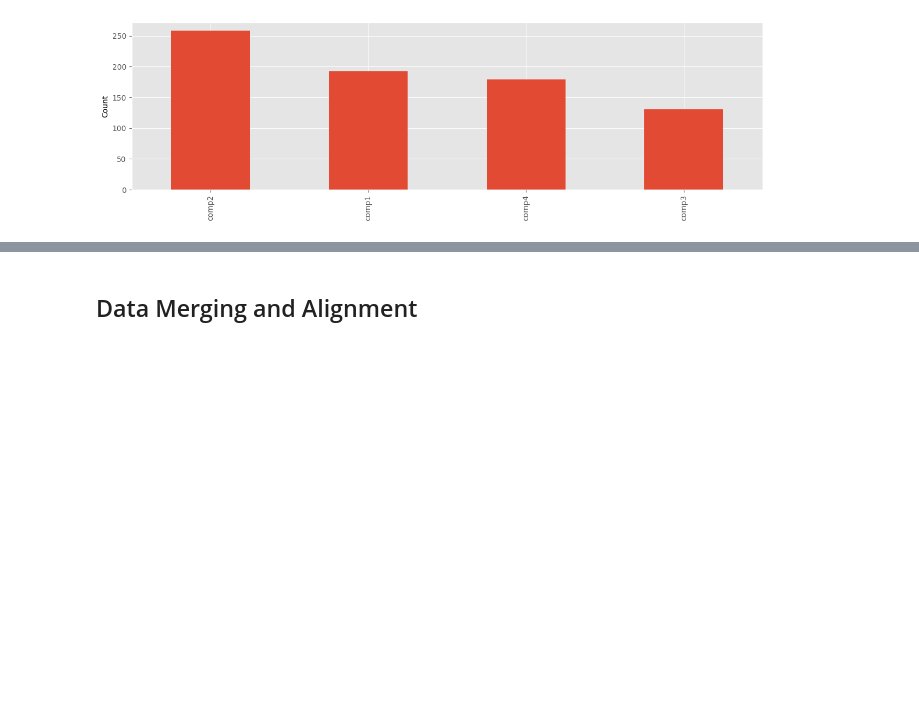
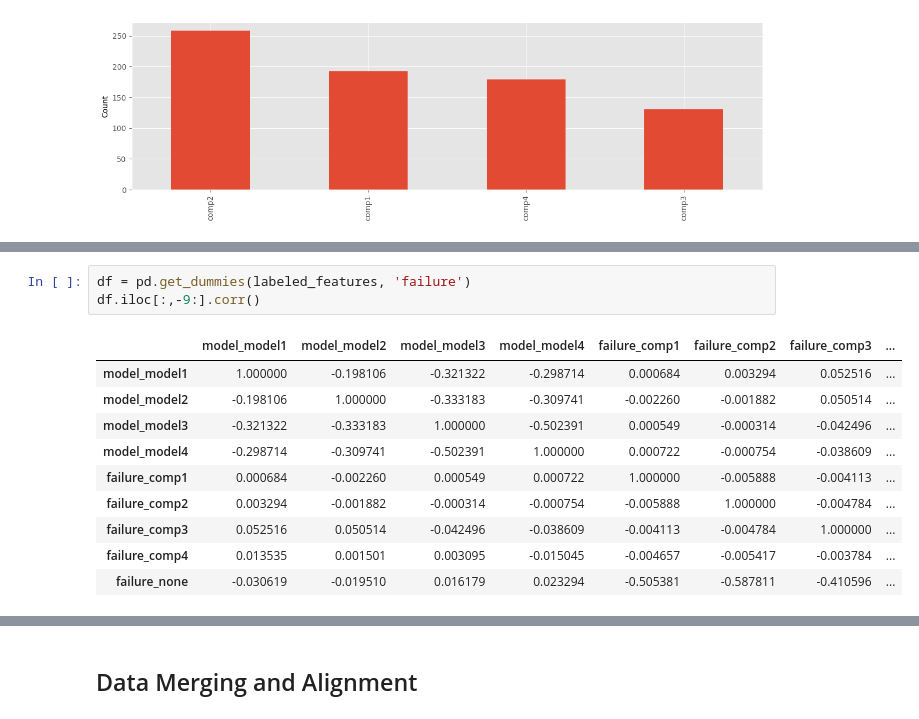
Before and after one commit to gpanagioto/-mbml-predictive-maintenance, a Jupyter notebook: model_analysis.ipynb, the cells around one changed output, grey strips where cells are left out. Saved outputs shown, nothing was run; the diff lists cells and outputs as text; blank space fills up the shorter version.

```diff
--- a/model_analysis.ipynb
+++ b/model_analysis.ipynb
@@ -252,0 +343,14 @@ Name: failure, dtype: int64
+# %%
+df = pd.get_dummies(labeled_features, 'failure')
+df.iloc[:,-9:].corr()
+# %% [output]
+|  | model_model1 | model_model2 | model_model3 | model_model4 | failure_comp1 | failure_comp2 | failure_comp3 | ... |
+| model_model1 | 1.000000 | -0.198106 | -0.321322 | -0.298714 | 0.000684 | 0.003294 | 0.052516 | ... |
+| model_model2 | -0.198106 | 1.000000 | -0.333183 | -0.309741 | -0.002260 | -0.001882 | 0.050514 | ... |
+| model_model3 | -0.321322 | -0.333183 | 1.000000 | -0.502391 | 0.000549 | -0.000314 | -0.042496 | ... |
+| model_model4 | -0.298714 | -0.309741 | -0.502391 | 1.000000 | 0.000722 | -0.000754 | -0.038609 | ... |
+| failure_comp1 | 0.000684 | -0.002260 | 0.000549 | 0.000722 | 1.000000 | -0.005888 | -0.004113 | ... |
+| failure_comp2 | 0.003294 | -0.001882 | -0.000314 | -0.000754 | -0.005888 | 1.000000 | -0.004784 | ... |
+| failure_comp3 | 0.052516 | 0.050514 | -0.042496 | -0.038609 | -0.004113 | -0.004784 | 1.000000 | ... |
+| failure_comp4 | 0.013535 | 0.001501 | 0.003095 | -0.015045 | -0.004657 | -0.005417 | -0.003784 | ... |
+| failure_none | -0.030619 | -0.019510 | 0.016179 | 0.023294 | -0.505381 | -0.587811 | -0.410596 | ... |
```
Also changed, not shown: parts of 8 cells of this notebook.
